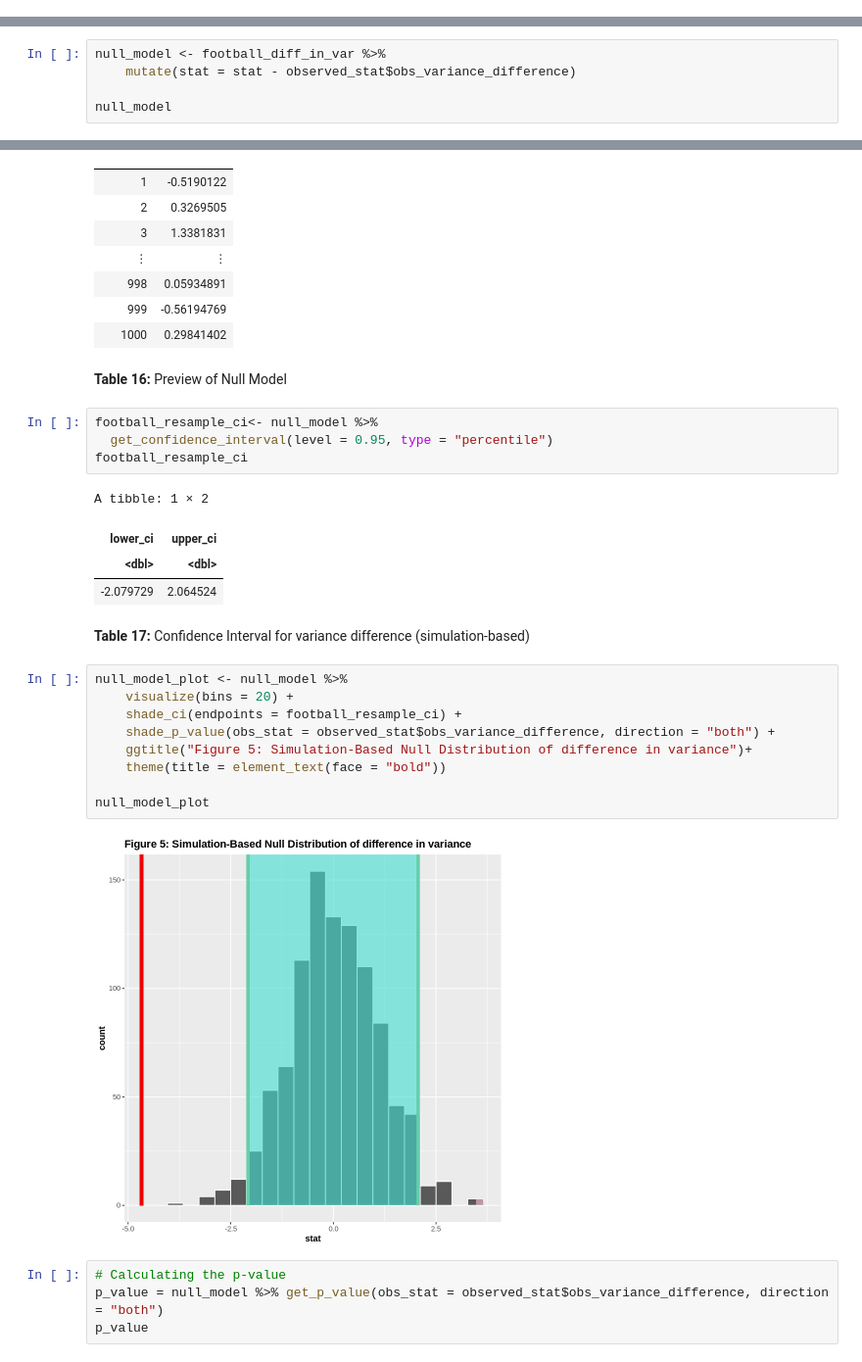
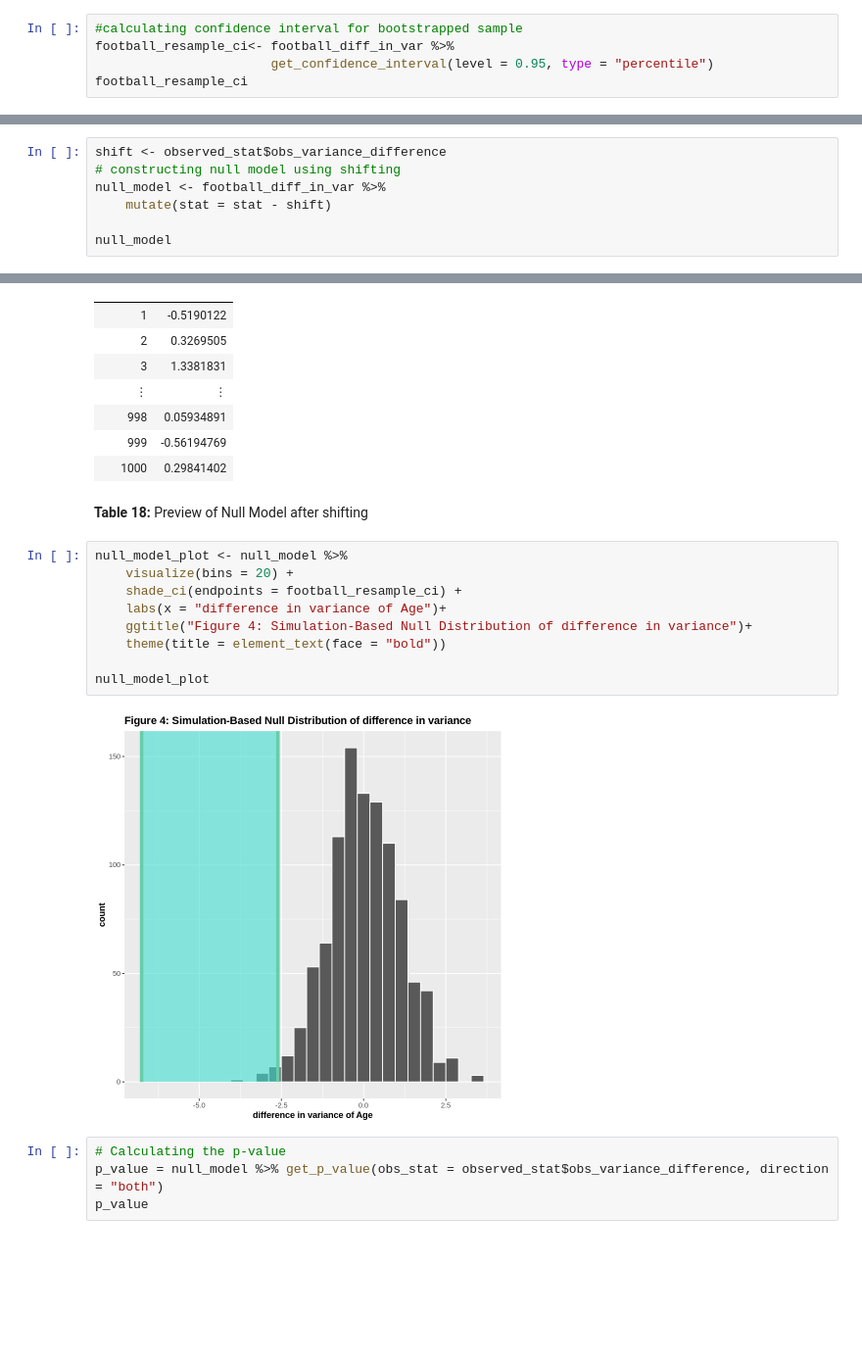
Before and after one commit to aron-bram/STAT-201-2023W1-GROUP-6, a Jupyter notebook: project-final-report.ipynb, the cells around one changed output, grey strips where cells are left out. Shown: that part at 98% size. Drawn from its saved outputs; the diff is of its cells as text; blank space fills up the shorter version.

```diff
--- a/project-final-report.ipynb
+++ b/project-final-report.ipynb
@@ -545,0 +542,5 @@ A infer: 6 × 2
+# %%
+#calculating confidence interval for bootstrapped sample
+football_resample_ci<- football_diff_in_var %>%
+                       get_confidence_interval(level = 0.95, type = "percentile")
+football_resample_ci
@@ -546,6 +554,8 @@ A infer: 6 × 2
 # %%
+shift <- observed_stat$obs_variance_difference
+# constructing null model using shifting
 null_model <- football_diff_in_var %>%
-    mutate(stat = stat - observed_stat$obs_variance_difference)
+    mutate(stat = stat - shift)
 
 null_model
 # %% [output]
@@ -560,29 +570,18 @@ A infer: 1000 × 2
 | 999 | -0.56194769 |
 | 1000 | 0.29841402 |
 # %% [markdown]
-<b>Table 16:</b>  Preview of Null Model
+<b>Table 18:</b>  Preview of Null Model after shifting
-# %%
-football_resample_ci<- null_model %>%
-  get_confidence_interval(level = 0.95, type = "percentile")
-football_resample_ci
-# %% [output]
-A tibble: 1 × 2
-| lower_ci | upper_ci |
-| <dbl> | <dbl> |
-| -2.079729 | 2.064524 |
-# %% [markdown]
-<b>Table 17:</b> Confidence Interval for variance difference (simulation-based)
 # %%
 null_model_plot <- null_model %>%
     visualize(bins = 20) +
     shade_ci(endpoints = football_resample_ci) +
-    shade_p_value(obs_stat = observed_stat$obs_variance_difference, direction = "both") +
-    ggtitle("Figure 5: Simulation-Based Null Distribution of difference in variance")+
+    labs(x = "difference in variance of Age")+
+    ggtitle("Figure 4: Simulation-Based Null Distribution of difference in variance")+
     theme(title = element_text(face = "bold"))
 
 null_model_plot
 # %% [output]
-[figure, old version]
+[figure, new version]
 # %%
 # Calculating the p-value
 p_value = null_model %>% get_p_value(obs_stat = observed_stat$obs_variance_difference, direction = "both")
```
Also changed, not shown: parts of 31 cells of this notebook.
